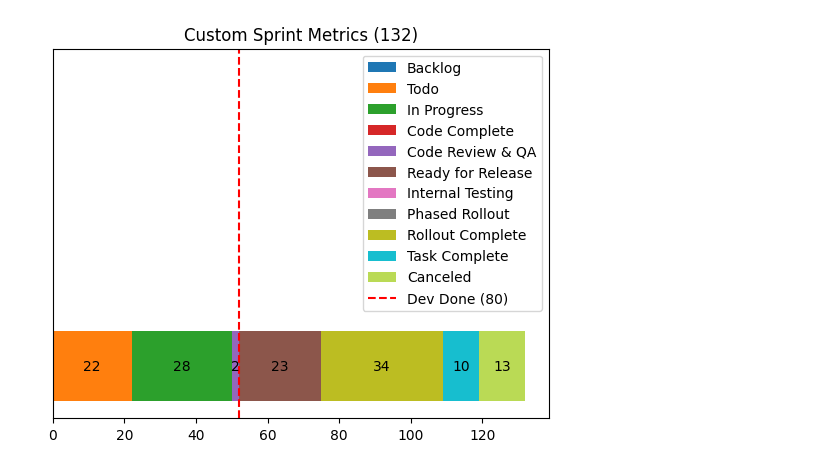
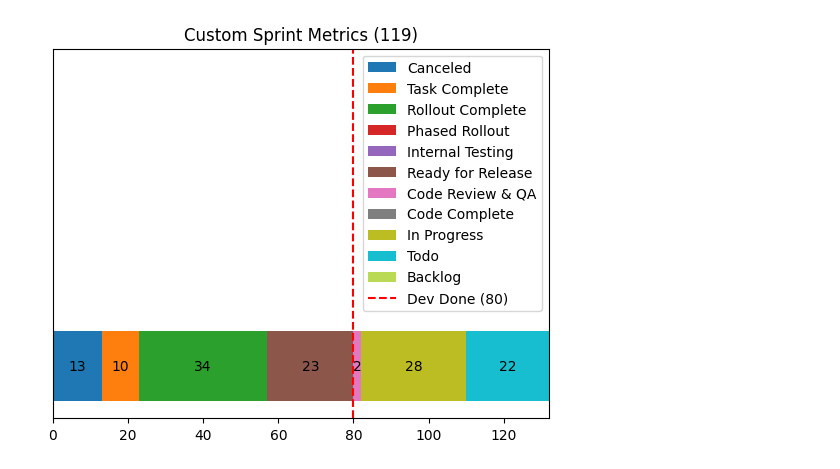
Before and after one commit to ahape/custom_linear_metrics, a Jupyter notebook: CustomSprintMetrics.ipynb, the cells around one changed output. Drawn from its saved outputs; the diff is of its cells as text; code cells hidden in the pictures.

```diff
--- a/CustomSprintMetrics.ipynb
+++ b/CustomSprintMetrics.ipynb
@@ -96,7 +96,7 @@ def partition_issues(response_json):
             if issue["state"]["name"] == grouping.name:
                 grouping.points += get_points(issue)
         groupings.append(grouping)
-    return groupings
+    return sorted(groupings, key=lambda g: -statuses.index(g.name))
 # %%
 # Send request to see all cycles (id, name)
 response_json = request_json(cycles_query)
@@ -132,12 +132,12 @@ response_json = request_json(issues_query.replace("CYCLE_ID", current_cycle))
 
 # Outfit data to pass to renderer
 chart_data = partition_issues(response_json)
-total_sprint_points = sum(map(get_points, get_issues(response_json)))
 
-def render_chart(groupings, total_points):
+def render_chart(groupings):
     fig, ax = plt.subplots()
     values = [g.points for g in groupings]
-    category_labels = statuses[:]
+    category_labels = [g.name for g in groupings]
+    sprint_points = sum([g.points for g in groupings if g.name != "Canceled"])
     bar_labels = [p or "" for p in values]
     bar_width = 0.25
     bar_y_pos = 0
@@ -146,35 +146,35 @@ def render_chart(groupings, total_points):
     heights = [bar_width] * s_len
 
     # cumulative sums
     x_positions = [0]
     for p in values[:-1]:
         x_positions += [x_positions[-1] + p]
 
     # Hack because I don't know how increase margin-top of the bars.
     # By default it wants to fill the entire container.
     x_positions += [0]; y_positions += [1]; values += [0]; heights += [0.15]; category_labels += [""]; bar_labels += [""]
 
     container = ax.barh(
         left=x_positions,
         y=y_positions,
         width=values,
         height=heights,
         label=category_labels,
         color=bar_colors)
 
     # Add the goal line for "dev work done"
-    threshold_i = category_labels.index("Ready for Release")
-    threshold_total = sum([p for p in values[threshold_i:]])
+    threshold_i = category_labels.index("Code Review & QA")
+    threshold_total = sum([p for p in values[:threshold_i]])
     threshold = x_positions[threshold_i]
     ax.axvline(x=threshold, color="red", linestyle="--", label=f"Dev Done ({threshold_total})")
 
     ax.set_yticks([])
     ax.bar_label(container, labels=bar_labels, label_type="center")
-    ax.set_title(f"Custom Sprint Metrics ({total_points})")
+    ax.set_title(f"Custom Sprint Metrics ({sprint_points})")
     ax.legend(loc="upper right")
 
     plt.show()
 
-render_chart(chart_data, total_sprint_points)
+render_chart(chart_data)
 # %% [output]
-[figure, old version]
+[figure, new version]
```
